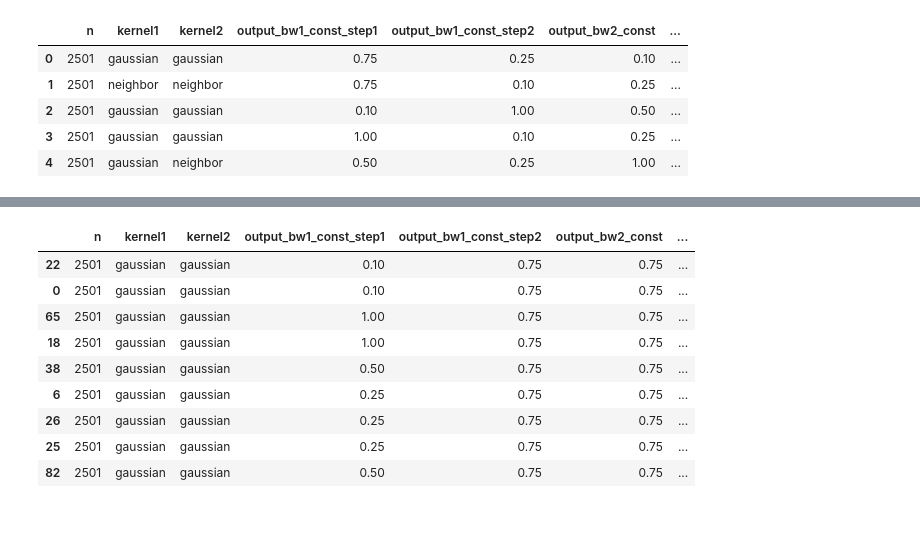
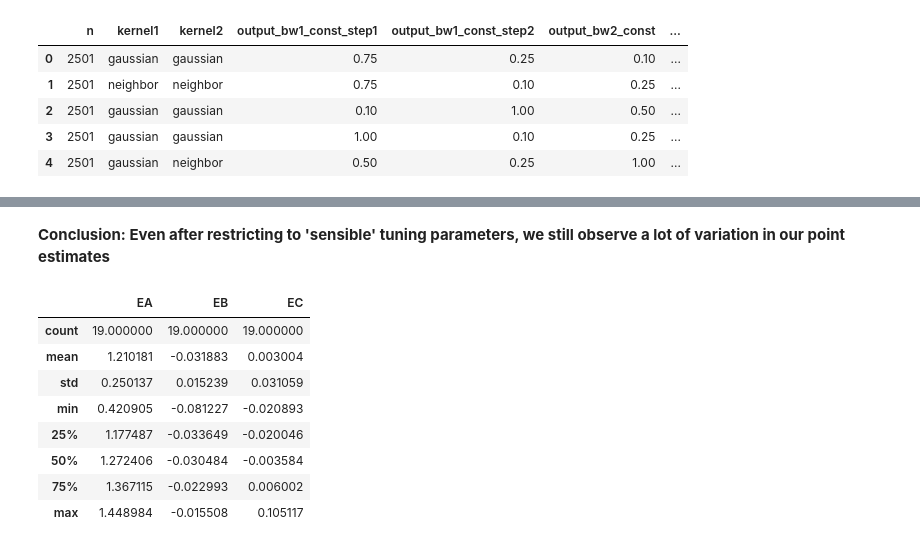
Before and after one commit to halflearned/FHHPS, a Jupyter notebook: scripts/empirical_figures.ipynb, the cells around one changed output, grey strips where cells are left out. Saved outputs shown, nothing was run; the diff lists cells and outputs as text; code cells hidden in the pictures; blank space fills up the shorter version.

```diff
--- a/scripts/empirical_figures.ipynb
+++ b/scripts/empirical_figures.ipynb
@@ -107,9 +120,12 @@ df_good = df[
     # Variances have reasonable magnitude
     & (df["VarA"] < 50) & (np.abs(df["CovAB"]) < 20)  & (np.abs(df["CovAC"]) < 20)
 
-    # Correlations are smaller than 1
+    # Correlations are at most 1 in absolute value
     & (np.abs(df["CovAC"]) < np.sqrt(df["VarA"]*df["VarC"]))
     & (np.abs(df["CovAB"]) < np.sqrt(df["VarA"]*df["VarB"]))
     & (np.abs(df["CovBC"]) < np.sqrt(df["VarB"]*df["VarC"]))
 
+    # Sensible average values
+    & (df["EA"] > 0) & (df["EB"] > -.5) & (df["EC"] > -.5)
+
 ].drop_duplicates()
@@ -118,13 +150,14 @@ There are no observations satisfying all the criteria above
+# %% [markdown]
+**Conclusion: Even after restricting to 'sensible' tuning parameters, we still observe a lot of variation in our point estimates**
 # %%
-df_good.sort_values(by=["EA", "EB", "EC"])
+df_good[["EA", "EB", "EC"]].describe()
 # %% [output]
-|  | n | kernel1 | kernel2 | output_bw1_const_step1 | output_bw1_const_step2 | output_bw2_const | ... |
-| 22 | 2501 | gaussian | gaussian | 0.10 | 0.75 | 0.75 | ... |
-| 0 | 2501 | gaussian | gaussian | 0.10 | 0.75 | 0.75 | ... |
-| 65 | 2501 | gaussian | gaussian | 1.00 | 0.75 | 0.75 | ... |
-| 18 | 2501 | gaussian | gaussian | 1.00 | 0.75 | 0.75 | ... |
-| 38 | 2501 | gaussian | gaussian | 0.50 | 0.75 | 0.75 | ... |
-| 6 | 2501 | gaussian | gaussian | 0.25 | 0.75 | 0.75 | ... |
-| 26 | 2501 | gaussian | gaussian | 0.25 | 0.75 | 0.75 | ... |
-| 25 | 2501 | gaussian | gaussian | 0.25 | 0.75 | 0.75 | ... |
-| 82 | 2501 | gaussian | gaussian | 0.50 | 0.75 | 0.75 | ... |
+|  | EA | EB | EC |
+| count | 19.000000 | 19.000000 | 19.000000 |
+| mean | 1.210181 | -0.031883 | 0.003004 |
+| std | 0.250137 | 0.015239 | 0.031059 |
+| min | 0.420905 | -0.081227 | -0.020893 |
+| 25% | 1.177487 | -0.033649 | -0.020046 |
+| 50% | 1.272406 | -0.030484 | -0.003584 |
+| 75% | 1.367115 | -0.022993 | 0.006002 |
+| max | 1.448984 | -0.015508 | 0.105117 |
```
Also changed, not shown: parts of 32 cells of this notebook, 1 other file.
